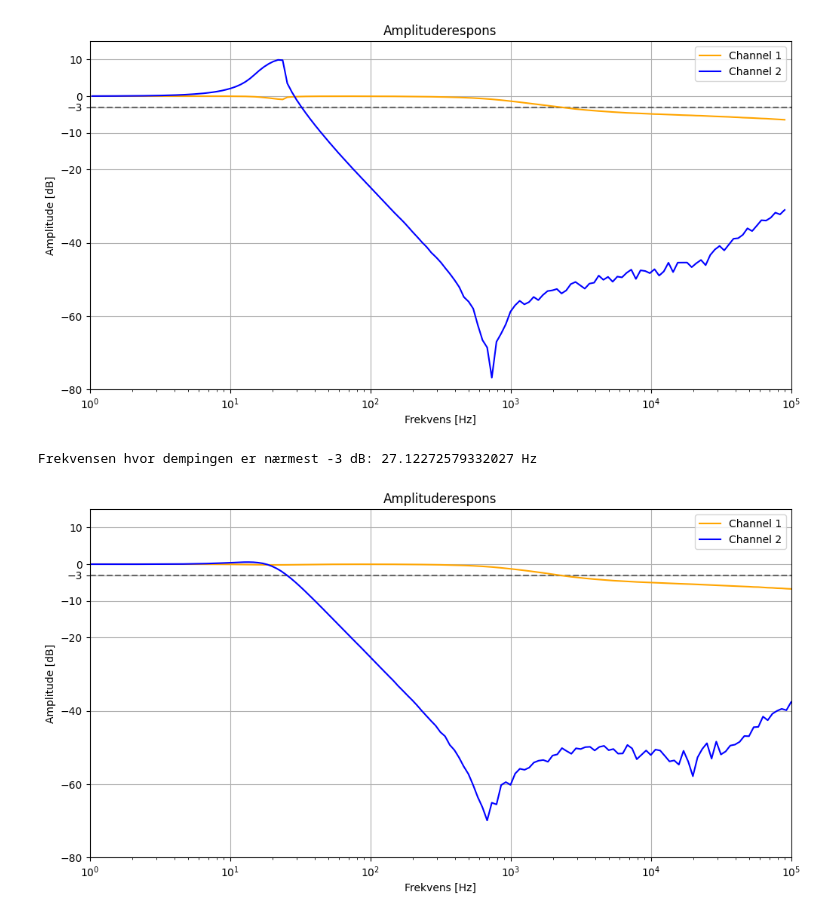
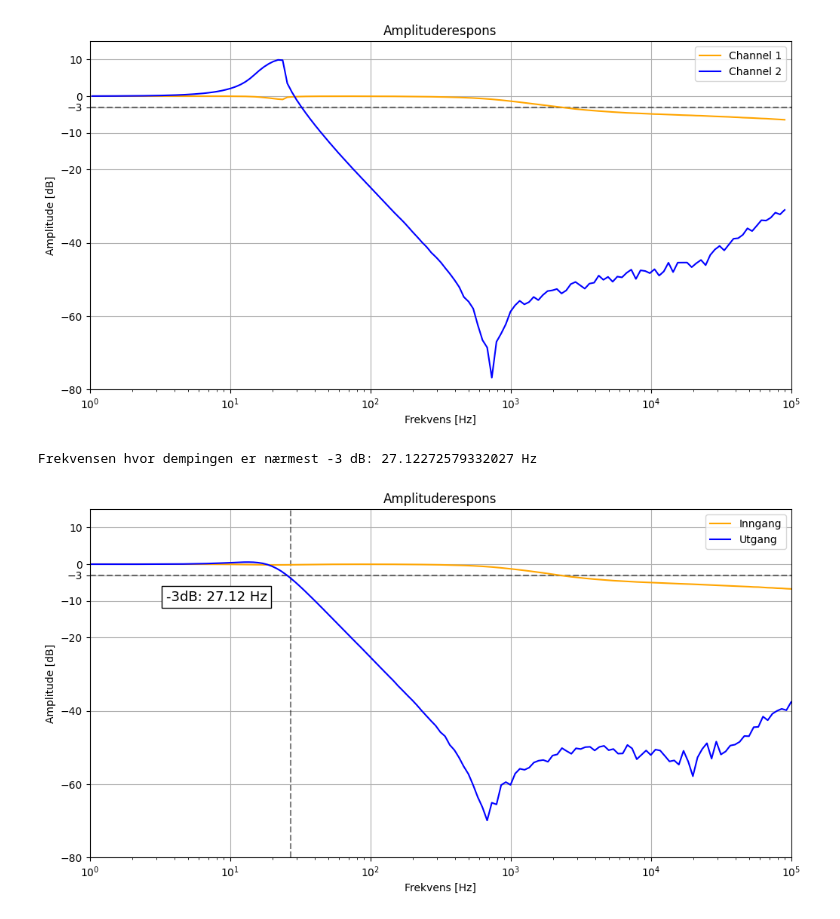
Before and after one commit to FoggyPopcorn/TTT4280---Lab, a Jupyter notebook: Lab_1–måleoppsett/Plot.ipynb, the cells around one changed output. Saved outputs shown, nothing was run; the diff lists cells and outputs as text; code cells hidden in the pictures.

```diff
--- a/Lab_1–måleoppsett/Plot.ipynb
+++ b/Lab_1–måleoppsett/Plot.ipynb
@@ -138,33 +138,39 @@ fig, chanel1 = plt.subplots(figsize=(12, 6))  # Bredde=12, høyde=6
 x_start = 1  # Start fra 1 Hz for å unngå problemer med log-skala
 x_end = 100000  # 100 kHz
 
 chanel1.axhline(y=-3, color='black', linestyle='--', alpha=0.5)
+chanel1.axvline(x=closest_freq, color='black', linestyle='--', alpha=0.5)
 
 y_dbstart = -80
 y_dbend = 15
 
 # Sett y-aksen til å bare vise spesifikke verdier
 chanel1.set_yticks([10, 0, -3, -10, -20, -40, -60, -80])
 
 chanel1.set_ylim(y_dbstart, y_dbend)
 
 # Zoom inn på x-aksen
 chanel1.set_xlim(x_start, x_end)
 chanel1.grid(True)
+plt.text(
+    3.5, -10, f"-3dB: {round(closest_freq,2)} Hz",
+    fontsize=13, color='Black', bbox=dict(facecolor='white', alpha=1)
+)
+
 # Oppdater plottene
 chanel1.set_title("Amplituderespons")
 chanel1.set_xlabel('Frekvens [Hz]')
 chanel1.set_ylabel('Amplitude [dB]')
 chanel1.set_xscale('log')
 
 fig.canvas.draw()
-chanel1.plot(frekvens, ch1, color='orange', label='Channel 1')  # Plot ch1
-chanel1.plot(frekvens, ch2, color='blue', label='Channel 2')
+chanel1.plot(frekvens, ch1, color='orange', label='Inngang')  # Plot ch1
+chanel1.plot(frekvens, ch2, color='blue', label='Utgang')
 
 # Legg til legend
 chanel1.legend()
 
 plt.savefig('Ampltuderespons_15kOhm.png', dpi=300)
 # %% [output]
 Frekvensen hvor dempingen er nærmest -3 dB: 27.12272579332027 Hz
-[figure, old version]
+[figure, new version]
```
Also changed, not shown: 8 other files.
